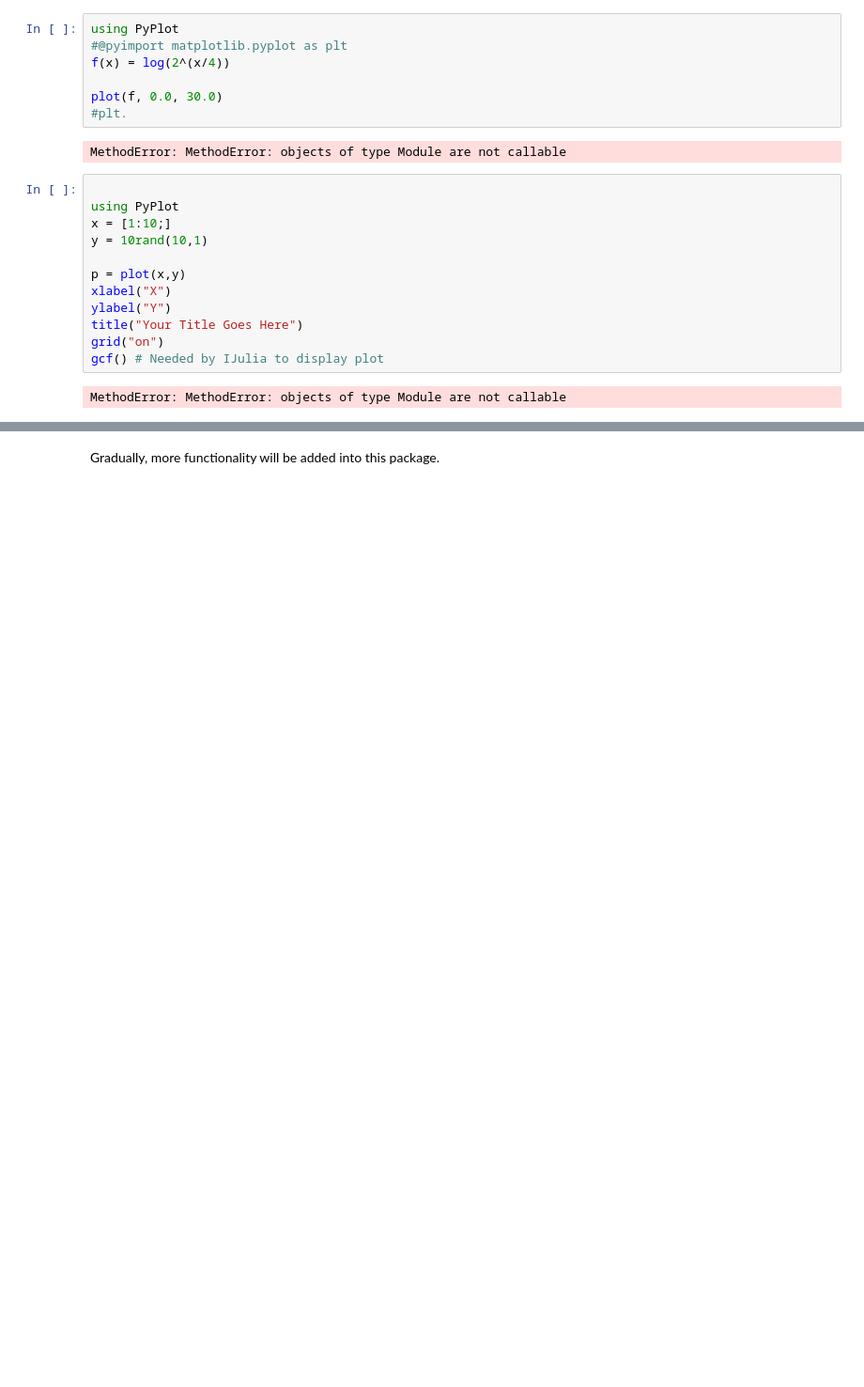
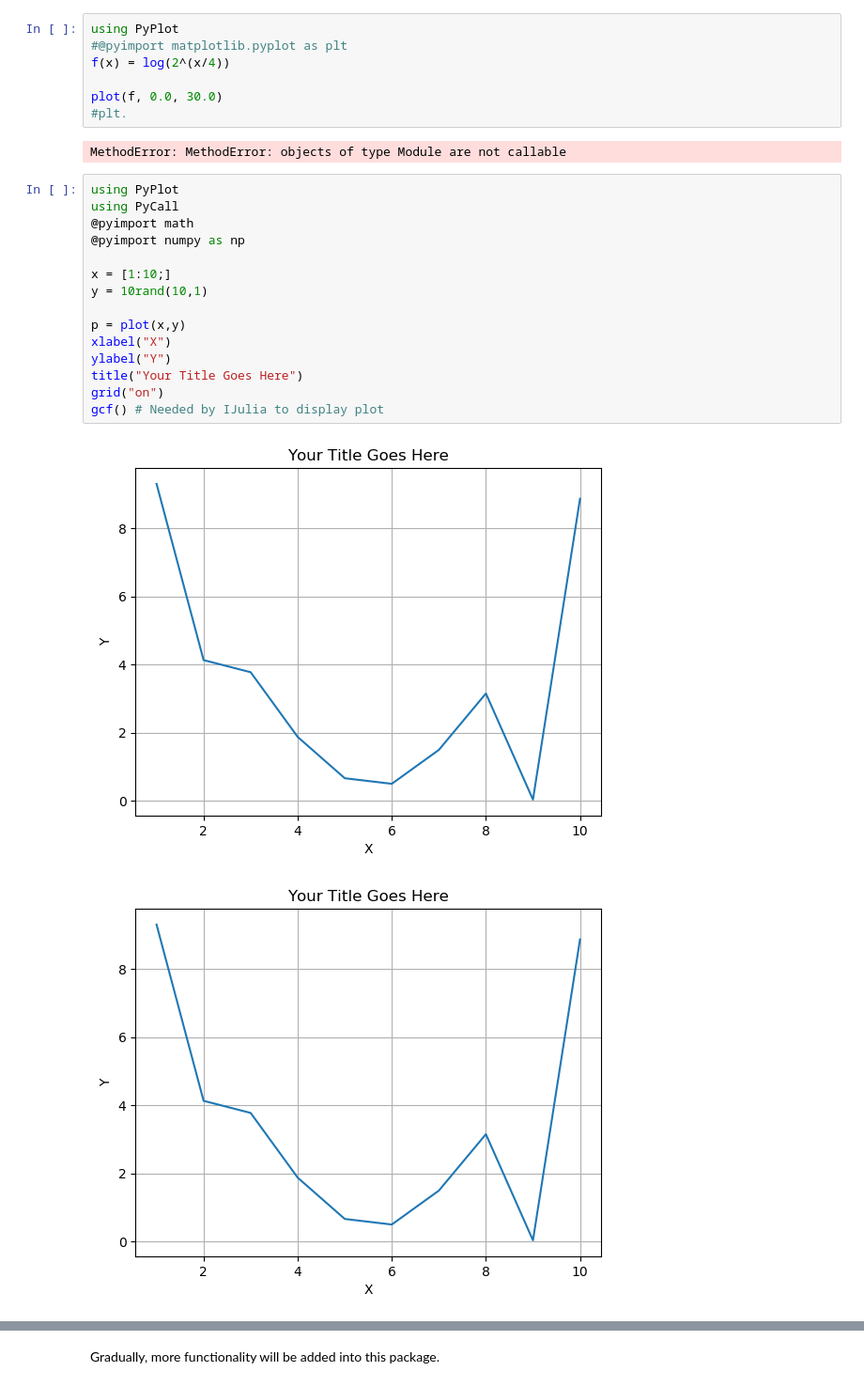
Before and after one commit to LaGuer/MathPhysicalConstants.jl, a Jupyter notebook: doc/MathPhysicalConstants.ipynb, the cells around one changed output, grey strips where cells are left out. Shown: that part at 94% size. Saved outputs shown, nothing was run; the diff lists cells and outputs as text; blank space fills up the shorter version.

```diff
--- a/doc/MathPhysicalConstants.ipynb
+++ b/doc/MathPhysicalConstants.ipynb
@@ -306,19 +416,23 @@ plot(f, 0.0, 30.0)
 # %% [output]
 MethodError: MethodError: objects of type Module are not callable
 # %%
+using PyPlot
+using PyCall
+@pyimport math
+@pyimport numpy as np
 
-using PyPlot
 x = [1:10;]
 y = 10rand(10,1)
 
 p = plot(x,y)
 xlabel("X")
 ylabel("Y")
 title("Your Title Goes Here")
 grid("on")
 gcf() # Needed by IJulia to display plot
 # %% [output]
-MethodError: MethodError: objects of type Module are not callable
+[figure, added]
+[figure, added]
 # %%
 using PyCall
 @pyimport numpy
```
Also changed, not shown: parts of 27 cells of this notebook.
